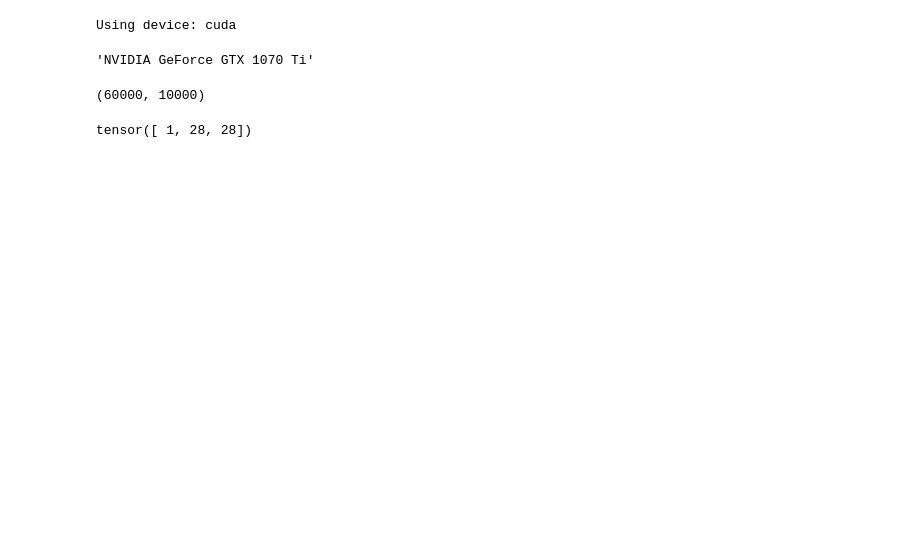
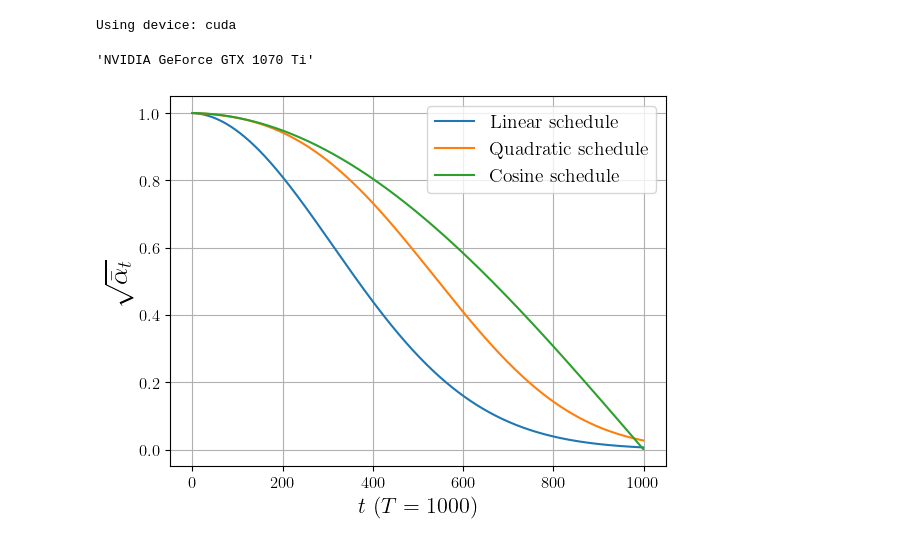
Before and after one commit to Gmaniko/02456-DDPM, a Jupyter notebook: David/ddpm_mnist.ipynb, the cells around one changed output. Drawn from its saved outputs; the diff is of its cells as text; code cells hidden in the pictures; blank space fills up the shorter version.

```diff
--- a/David/ddpm_mnist.ipynb
+++ b/David/ddpm_mnist.ipynb
@@ -48,4 +37,0 @@ test_data = datasets.MNIST(
-# %%
-len(training_data), len(test_data)
-# %% [output]
-(60000, 10000)
@@ -61,5 +38,52 @@ alpha_bar = torch.cumprod(alpha, dim=0)
-# %%
-IMAGE_SHAPE = torch.tensor(training_data[0][0].shape)
-IMAGE_SHAPE
-# %% [output]
-tensor([ 1, 28, 28])
+# %%
+def linear_schedule(T):
+    beta = torch.linspace(1e-4,0.02,T).to(device)
+    alpha = 1 - beta
+    alpha_bar = torch.cumprod(alpha, dim=0)
+    return beta,alpha,alpha_bar
+
+def quadratic_schedule(T):
+    beta = torch.linspace(1e-4**0.5, 0.02**0.5, T,device=device)**2
+    alpha = 1 - beta
+    alpha_bar = torch.cumprod(alpha, dim=0)
+    return beta,alpha,alpha_bar
+
+def cosine_schedule(T):
+    s = 0.008
+    f = lambda t: torch.cos( (t/T + s)/(1+s) * torch.pi/2 ) ** 2
+    ts = torch.arange(0,T,1,device=device)
+    alpha_bar = f(ts) / f(ts[0])
+
+    # alpha_bar = torch.clip(alpha_bar,min=0.0,max=0.999)
+    alpha = torch.zeros(T,device=device)
+    alpha[0] = alpha_bar[0]
+    alpha[1:] = alpha_bar[1:]/alpha_bar[:-1]
+    beta = torch.clip(1 - alpha,min=0.001,max=0.999)
+    alpha = 1 - beta
+
+    return beta,alpha,alpha_bar
+
+
+from matplotlib import rc
+plt.rcParams.update({'font.size': 12})
+rc('text', usetex=True)
+rc('font', family='serif')
+
+T = 1000
+beta,alpha,alpha_bar = linear_schedule(T)
+plt.plot((alpha_bar.cpu().numpy())**0.5, label='Linear schedule')
+
+beta,alpha,alpha_bar = quadratic_schedule(T)
+plt.plot((alpha_bar.cpu().numpy())**0.5, label='Quadratic schedule')
+
+beta,alpha,alpha_bar = cosine_schedule(T)
+plt.plot((alpha_bar.cpu().numpy())**0.5, label='Cosine schedule')
+
+plt.ylabel(r'$\sqrt{\bar{\alpha}_t}$', fontsize=20)
+plt.xlabel(r'$t$   $(T=1000)$', fontsize=16)
+plt.legend(fontsize=14)
+plt.grid(True)
+plt.savefig('alpha_bar_schedules.pdf', format='pdf', dpi=300)
+plt.show()
+# %% [output]
+[figure, added]
```
Also changed, not shown: parts of 22 cells of this notebook, 5 other files.
